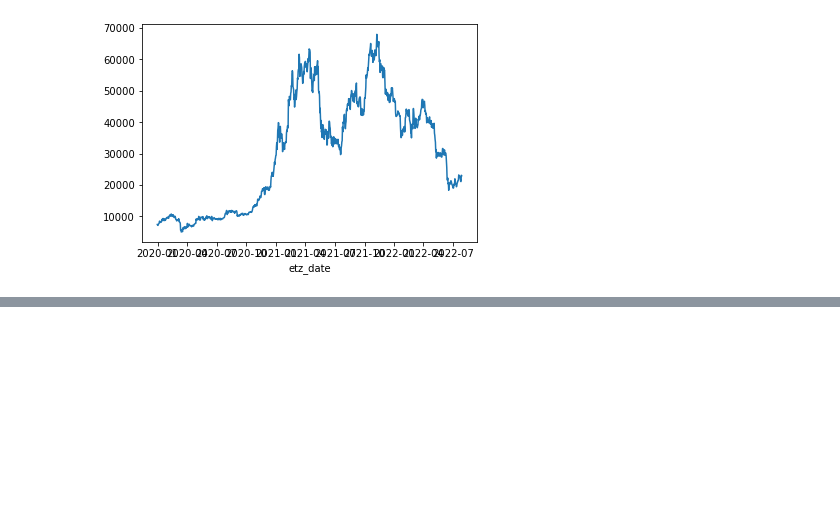
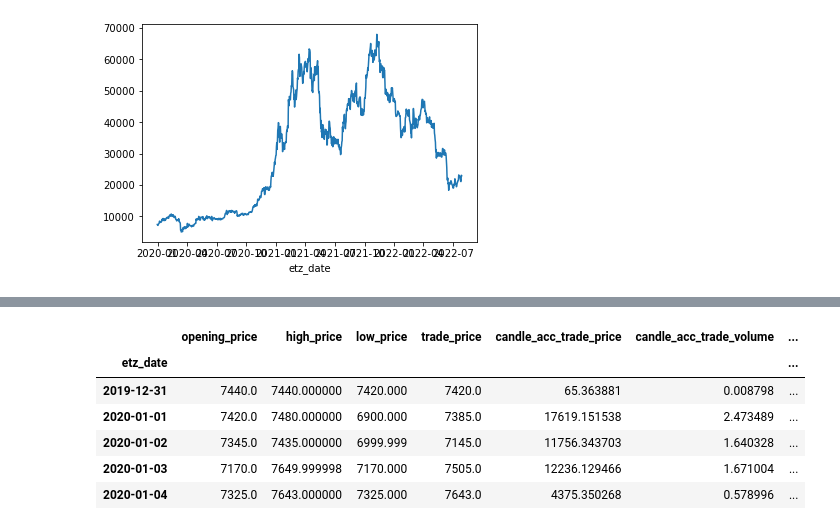
Before and after one commit to instork/EDA-exercise, a Jupyter notebook: notebooks/data_validation.ipynb, the cells around one changed output, grey strips where cells are left out. Saved outputs shown, nothing was run; the diff lists cells and outputs as text; code cells hidden in the pictures; blank space fills up the shorter version.

```diff
--- a/notebooks/data_validation.ipynb
+++ b/notebooks/data_validation.ipynb
@@ -146,0 +231,10 @@ daily_btc_df.trade_price.plot()
+# %%
+daily_btc_df.head()
+# %% [output]
+|  | opening_price | high_price | low_price | trade_price | candle_acc_trade_price | candle_acc_trade_volume | ... |
+| etz_date |  |  |  |  |  |  | ... |
+| 2019-12-31 | 7440.0 | 7440.000000 | 7420.000 | 7420.0 | 65.363881 | 0.008798 | ... |
+| 2020-01-01 | 7420.0 | 7480.000000 | 6900.000 | 7385.0 | 17619.151538 | 2.473489 | ... |
+| 2020-01-02 | 7345.0 | 7435.000000 | 6999.999 | 7145.0 | 11756.343703 | 1.640328 | ... |
+| 2020-01-03 | 7170.0 | 7649.999998 | 7170.000 | 7505.0 | 12236.129466 | 1.671004 | ... |
+| 2020-01-04 | 7325.0 | 7643.000000 | 7325.000 | 7643.0 | 4375.350268 | 0.578996 | ... |
```
Also changed, not shown: parts of 18 cells of this notebook, 1 other file.
